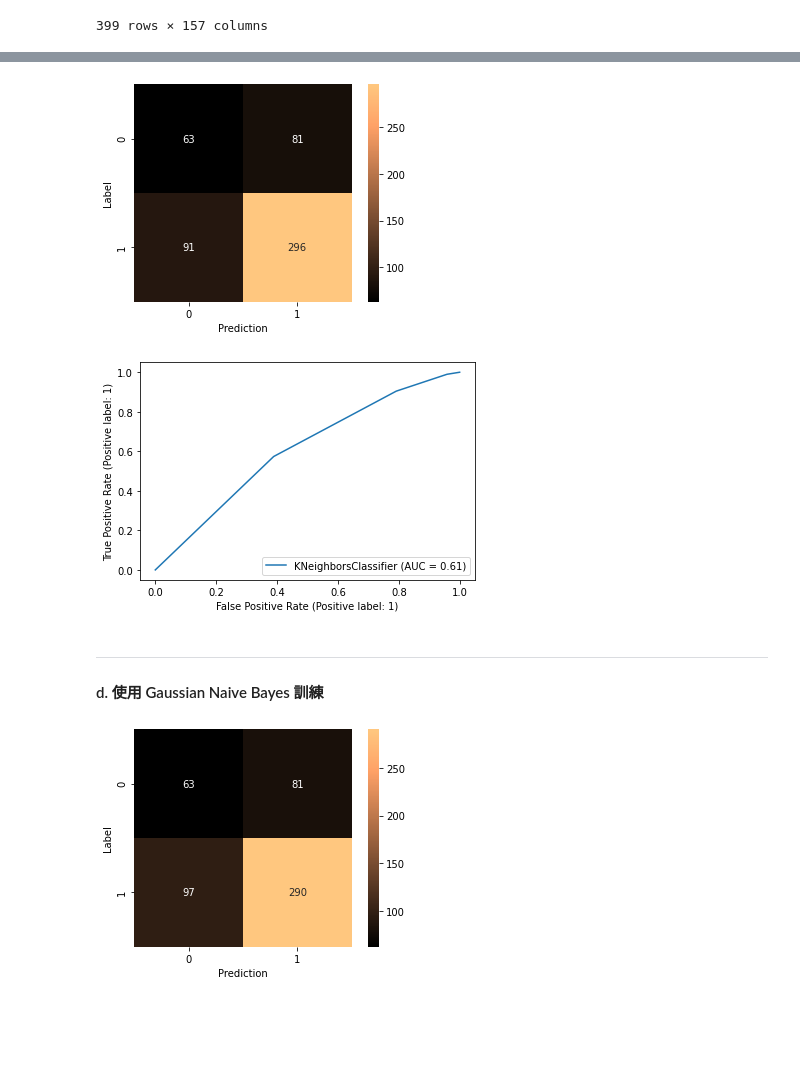
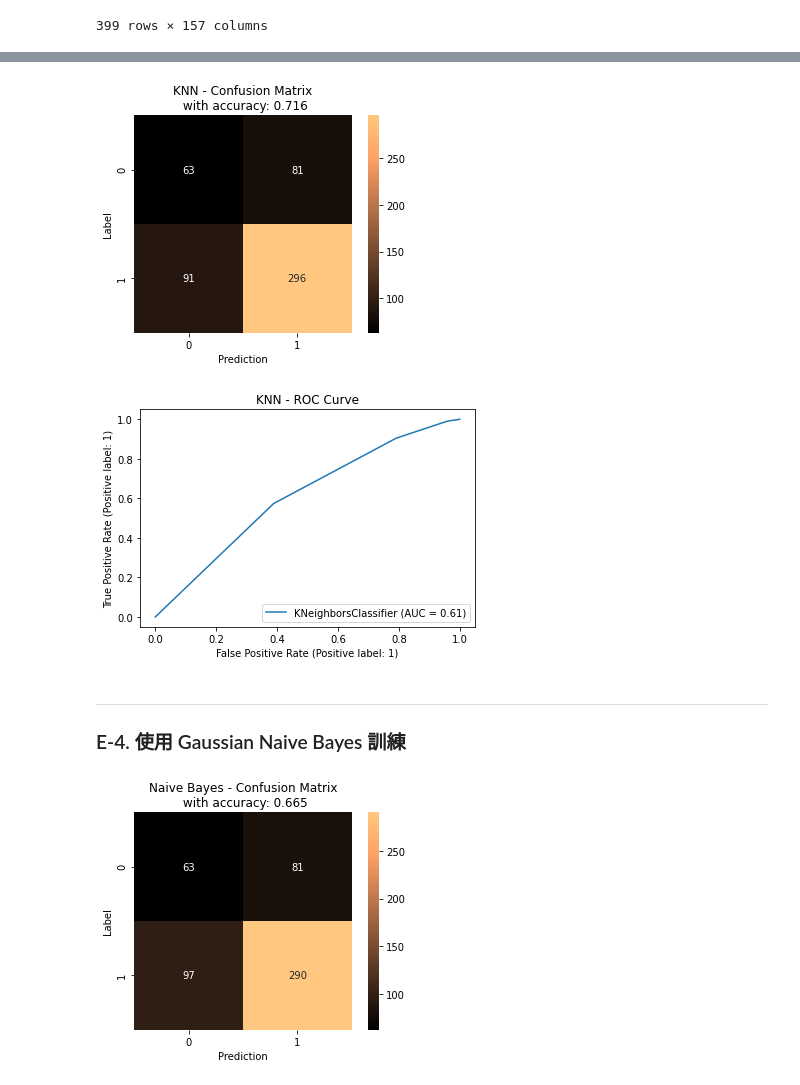
Before and after one commit to stupidpenguin/Computation_of_Data_Science, a Jupyter notebook: Homework_4/Homework2.ipynb, the cells around one changed output, grey strips where cells are left out. Saved outputs shown, nothing was run; the diff lists cells and outputs as text; code cells hidden in the pictures; blank space fills up the shorter version.

```diff
--- a/Homework_4/Homework2.ipynb
+++ b/Homework_4/Homework2.ipynb
@@ -351,36 +335,43 @@ plt.show()
 # %%
 KNN_Model = KNeighborsClassifier(n_neighbors=3)
 
 KNN_Model.fit(fs_GDSC_combination, reduced_GDSC_combination_label)
 KNN_result = KNN_Model.predict(fs_extra_test_dataset)
-
+KNN_score = KNN_Model.score(fs_extra_test_dataset, extra_test_dataset_label)
+KNN_score = np.around(KNN_score, decimals=3)
 KNN_cm = confusion_matrix(extra_test_dataset_label, KNN_result)
 sns.heatmap(AdaBoost_cm, square=True, annot=True, cmap=CMAP, cbar=True, fmt="")
 KNN_plot = plt.xlabel("Prediction")
 KNN_plot = plt.ylabel("Label")
+KNN_plot = plt.title(f"KNN - Confusion Matrix\n with accuracy: {KNN_score}")
+
 plt.show(KNN_plot)
 # %% [output]
-[figure, old version]
+[figure, new version]
 # %%
 metrics.plot_roc_curve(KNN_Model, fs_extra_test_dataset, extra_test_dataset_label)
+plt.title("KNN - ROC Curve")
 plt.show()
 # %% [output]
-[figure, old version]
+[figure, new version]
 # %% [markdown]
 ----
-#### d. 使用 Gaussian Naive Bayes 訓練
+### E-4. 使用 Gaussian Naive Bayes 訓練
 # %%
 NB_Model = GaussianNB()
 
 NB_Model.fit(fs_GDSC_combination, reduced_GDSC_combination_label)
+NB_score = NB_Model.score(fs_extra_test_dataset, extra_test_dataset_label)
+NB_score = np.around(NB_score, decimals=3)
 NB_result = NB_Model.predict(fs_extra_test_dataset)
 
 NB_cm = confusion_matrix(extra_test_dataset_label, NB_result)
 sns.heatmap(NB_cm, square=True, annot=True, cmap=CMAP, cbar=True, fmt="")
 NB_plot = plt.xlabel("Prediction")
 NB_plot = plt.ylabel("Label")
+NB_plot = plt.title(f"Naive Bayes - Confusion Matrix\n with accuracy: {NB_score}")
 plt.show(NB_plot)
 # %% [output]
-[figure, old version]
+[figure, new version]
 # %%
 NB_ROC = metrics.plot_roc_curve(NB_Model, fs_extra_test_dataset, extra_test_dataset_label)
```
Also changed, not shown: parts of 26 cells of this notebook, 3 other files.
